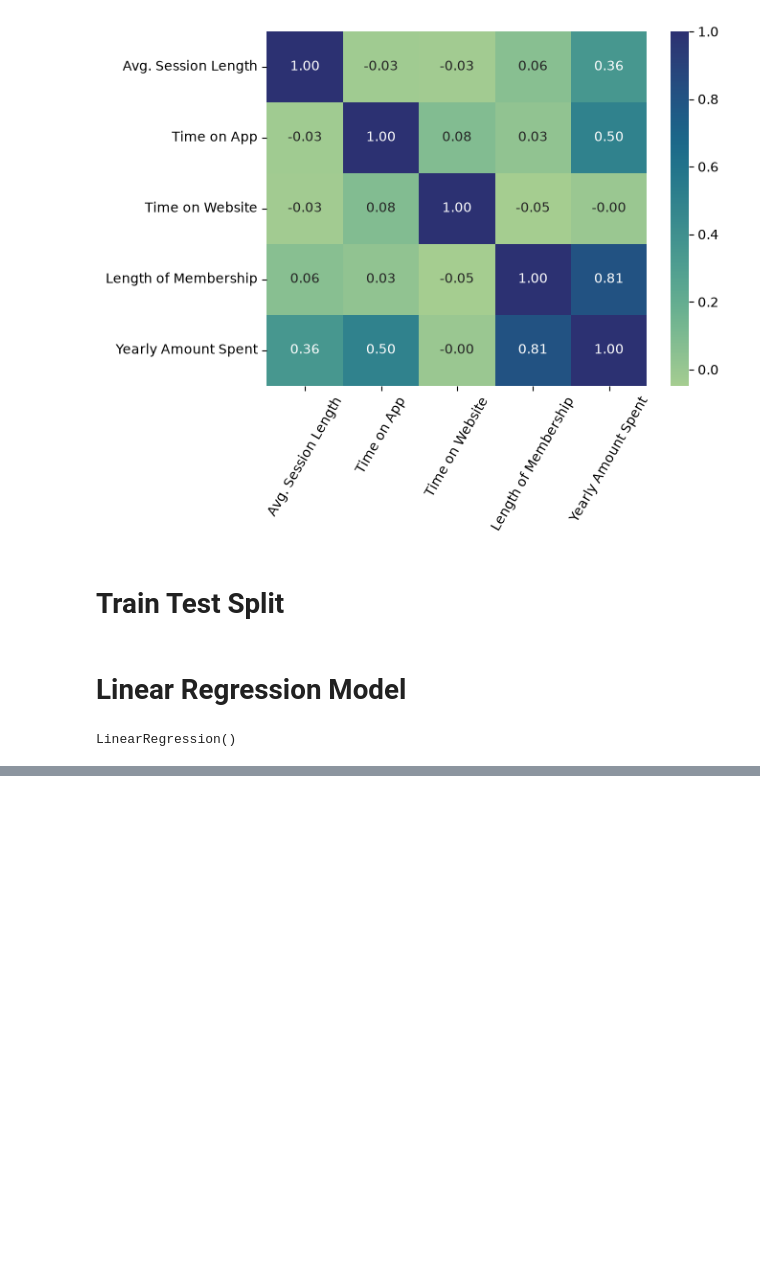
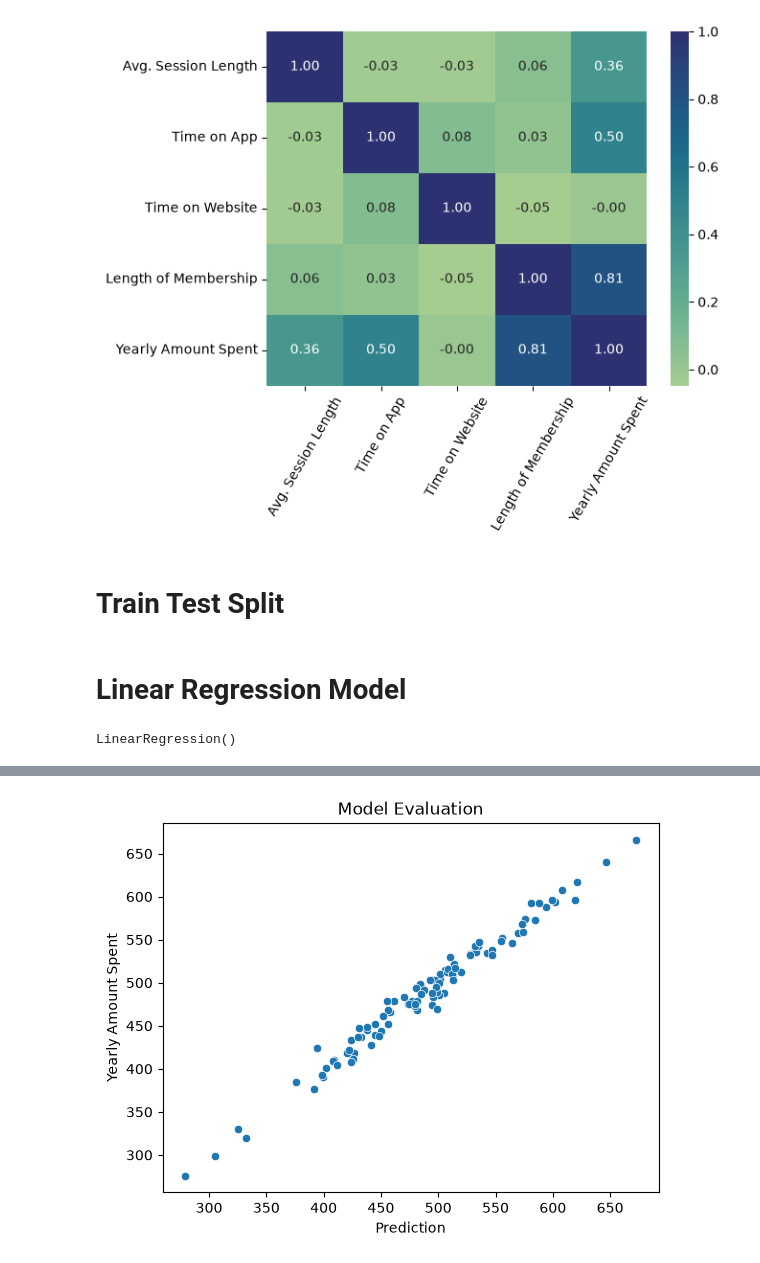
Before and after one commit to SamiAngo/ecommerce-customer-spending-prediction, a Jupyter notebook: notebooks/customer_spending_prediction.ipynb, the cells around one changed output, grey strips where cells are left out. Drawn from its saved outputs; the diff is of its cells as text; code cells hidden in the pictures; blank space fills up the shorter version.

```diff
--- a/customer_spending_prediction.ipynb
+++ b/notebooks/customer_spending_prediction.ipynb
@@ -103,0 +112,3 @@ LinearRegression()
+# %%
+# Prediction
+prediction = reg.predict(X_test)
@@ -103,0 +135,7 @@ LinearRegression()
+# %%
+sns.scatterplot(x=prediction, y=y_test)
+plt.xlabel("Prediction")
+plt.title("Model Evaluation")
+plt.show()
+# %% [output]
+[figure, added]
```
Also changed, not shown: parts of 2 cells of this notebook, 1 other file.
